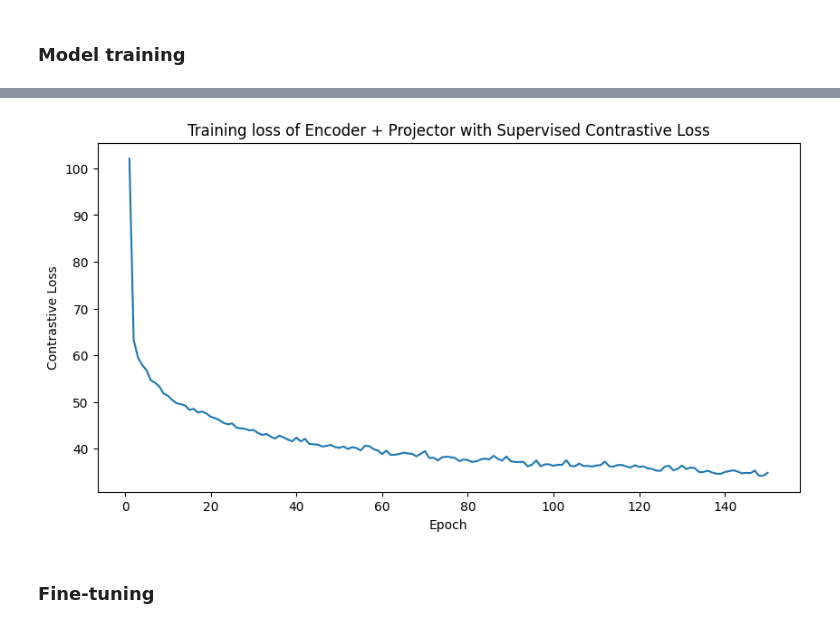
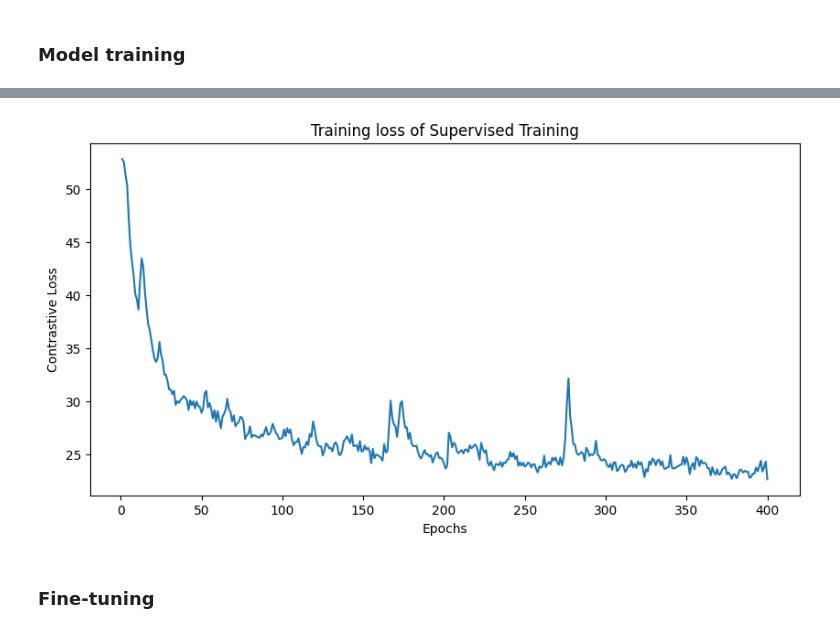
Before and after one commit to tsopeter/835-Final-Project, a Jupyter notebook: 835_Final_Project.ipynb, the cells around one changed output, grey strips where cells are left out. Drawn from its saved outputs; the diff is of its cells as text; code cells hidden in the pictures.

```diff
--- a/835_Final_Project.ipynb
+++ b/835_Final_Project.ipynb
@@ -383,27 +79,15 @@ class PairDet:
 # %%
 # Hyperparameters
 batch_size  = 128
-epochs      = 150
-lr          = 1e-4
+epochs      = 400
+lr          = 1e-3
 split_ratio = 0.9   # %
 device      = "cuda:0"
 views       = 5
 features_dim = 64
 
 sz = (126, 126)
-dataset = CustomDataset(path, transform=torchvision.transforms.Compose([
-    MultiView(torchvision.transforms.Compose([
-        lambda x : x.unsqueeze(0),
-        GaussianNoise(mean=0.0, sigma=(1, 15), clamp=255),
-        lambda x : x / 255.0,
-        ImageMask(sz=(126, 126)),
-        RandomRotationTensor(degrees=360, samples=128),   # Basic Augmentations
-
-        RandomFlip(prob=0.667), # Additional Augmentations
-        RandomCut((96, 96)),
-    ]), n_views=4)
-])
-)
+dataset = GetDataset(data_augmentation=True, n_views=2)
 
 # Get the total size of the dataset
 dataset_size = len(dataset)
@@ -421,10 +105,11 @@ train_loader = DataLoader(train_dataset, batch_size=batch_size, shuffle=True )
 val_loader   = DataLoader(val_dataset  , batch_size=batch_size, shuffle=False)
 
 supconmodel = SupConModel(features_dim, device).to(device)
-optimizer   = torch.optim.Adam(supconmodel.parameters(), lr=lr,)
+optimizer   = torch.optim.Adam(supconmodel.parameters(), lr=lr, weight_decay=1e-5)
 pdr         = PairDet(threshold = 1)
 lossfn      = SupConLoss(base_temperature=0.001, temperature=0.01)
 
+total_losses = []
 for epoch in range(epochs):
   supconmodel.train()
   print(f'########################################')
@@ -436,12 +121,12 @@ for epoch in range(epochs):
     N      = images.shape[0]
     V      = images.shape[1]
     images = images.to(device).reshape(N * V, 1, sz[0], sz[1])
-    temperatures = temperatures.to(device).unsqueeze(1) #.expand(-1, V).reshape(N * V, 1)
+    temperatures = temperatures.to(device).unsqueeze(1).expand(-1, V).reshape(N * V, 1)
     ##
     ##
     ##
-    pairs = pdr(temperatures).to(device)
-    proj  = supconmodel(images).reshape(N, V, features_dim)
+    pairs = pdr(temperatures).to(device).float() - torch.eye(N * V, N * V, device=device).float()
+    proj  = supconmodel(images).unsqueeze(1).to(device)
     loss  = lossfn(proj, mask=pairs)
 
     # Backpropagation and optimization
@@ -454,4 +139,6 @@ for epoch in range(epochs):
     print(f'*', end='')
   print('\n')
   print(f'Loss: {losses / count}')
+  total_losses.append(losses / count)
+total_losses = np.array(total_losses).squeeze()
 # %% [output]
@@ -475,19 +163,10 @@ Loss: 34.79919624328613
-# %%
-output_file_path = "resnet18_regression_model3_supervised_contrastive.txt"
-def print_supervised_losses():
-    contrastive_losses = []
-    with open(output_file_path, 'r') as file:
-        for line in file:
-            if "Loss:" in line:
-                loss_value = float(line.split("Loss:")[1].strip())
-                contrastive_losses.append(loss_value)
-    contrastive_losses = np.array(contrastive_losses)
-    plt.figure(figsize=[10, 5])
-    plt.plot(np.arange(1, 151), contrastive_losses)
-    plt.xlabel("Epoch")
-    plt.ylabel("Contrastive Loss")
-    plt.title("Training loss of Encoder + Projector with Supervised Contrastive Loss")
-print_supervised_losses()
-# %% [output]
-[figure, removed]
+# %%
+plt.figure(figsize=[10, 5])
+plt.plot(np.arange(1, epochs+1), total_losses)
+plt.xlabel("Epochs")
+plt.ylabel("Contrastive Loss")
+plt.title("Training loss of Supervised Training")
+plt.show()
+# %% [output]
+[figure, added]
 # %%
```
Also changed, not shown: parts of 18 cells of this notebook, 36 other files.
